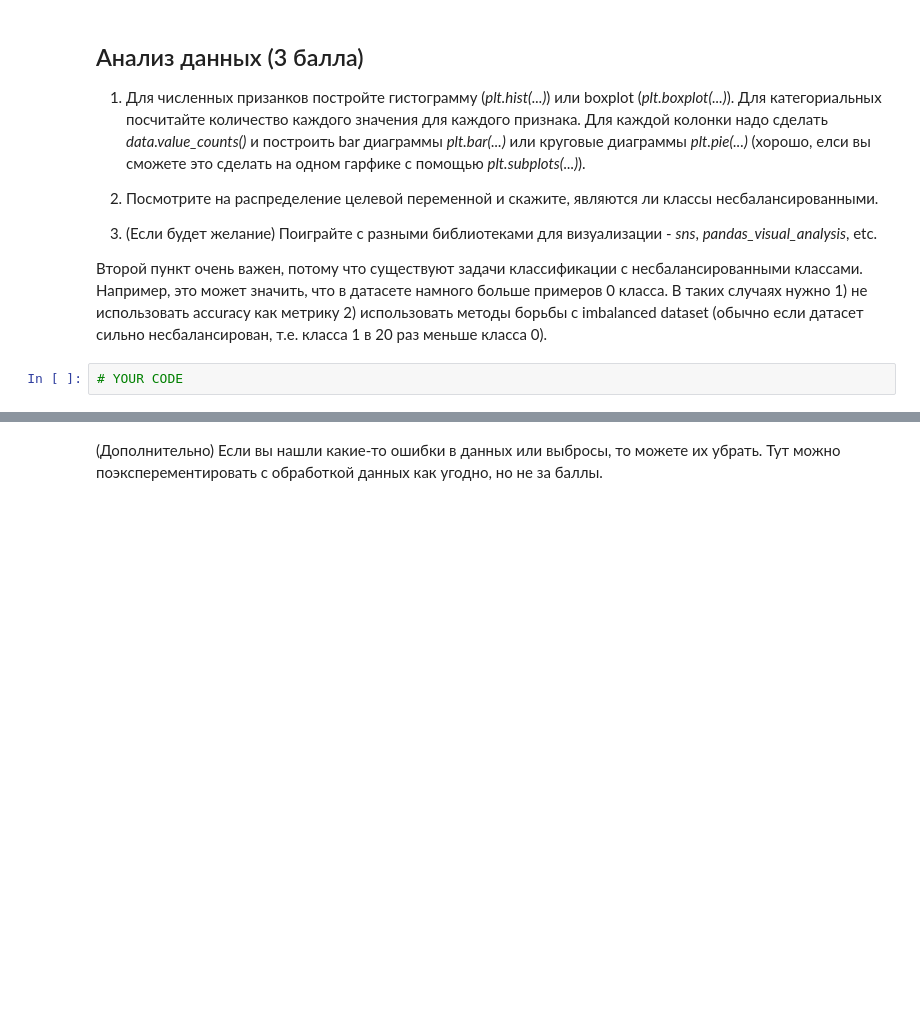
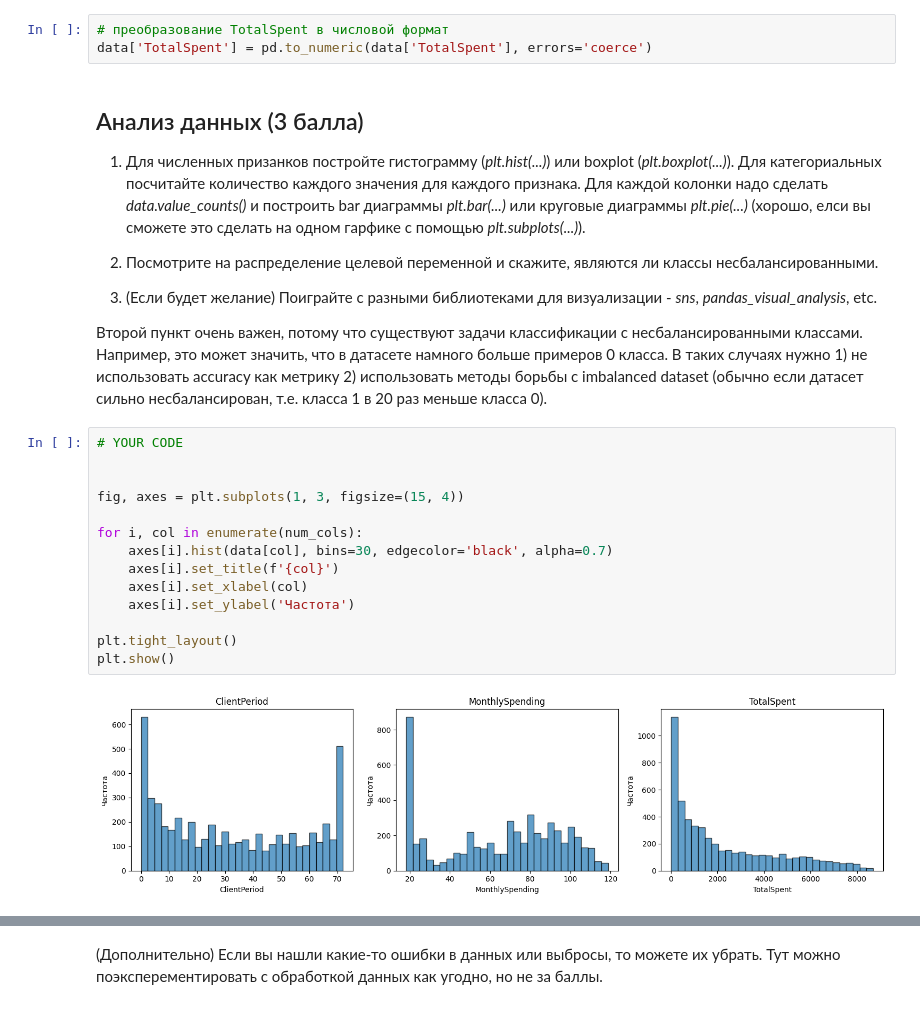
Before and after one commit to dancher00/dls, a Jupyter notebook: hw_3_kaggle.ipynb, the cells around one changed output, grey strips where cells are left out. Saved outputs shown, nothing was run; the diff lists cells and outputs as text; blank space fills up the shorter version.

```diff
--- a/hw_3_kaggle.ipynb
+++ b/hw_3_kaggle.ipynb
@@ -147,3 +196,6 @@ target_col = 'Churn'
+# %%
+# преобразование TotalSpent в числовой формат
+data['TotalSpent'] = pd.to_numeric(data['TotalSpent'], errors='coerce')
 # %% [markdown]
 ## Анализ данных (3 балла)
 
@@ -154,5 +206,19 @@ target_col = 'Churn'
 3) (Если будет желание) Поиграйте с разными библиотеками для визуализации - *sns*, *pandas_visual_analysis*, etc.
 
 Второй пункт очень важен, потому что существуют задачи классификации с несбалансированными классами. Например, это может значить, что в датасете намного больше примеров 0 класса. В таких случаях нужно 1) не использовать accuracy как метрику 2) использовать методы борьбы с imbalanced dataset (обычно если датасет сильно несбалансирован, т.е. класса 1 в 20 раз меньше класса 0).
-# %%
-# YOUR CODE
+# %%
+# YOUR CODE
+
+
+fig, axes = plt.subplots(1, 3, figsize=(15, 4))
+
+for i, col in enumerate(num_cols):
+    axes[i].hist(data[col], bins=30, edgecolor='black', alpha=0.7)
+    axes[i].set_title(f'{col}')
+    axes[i].set_xlabel(col)
+    axes[i].set_ylabel('Частота')
+
+plt.tight_layout()
+plt.show()
+# %% [output]
+[figure, added]
```
Also changed, not shown: parts of 19 cells of this notebook.
